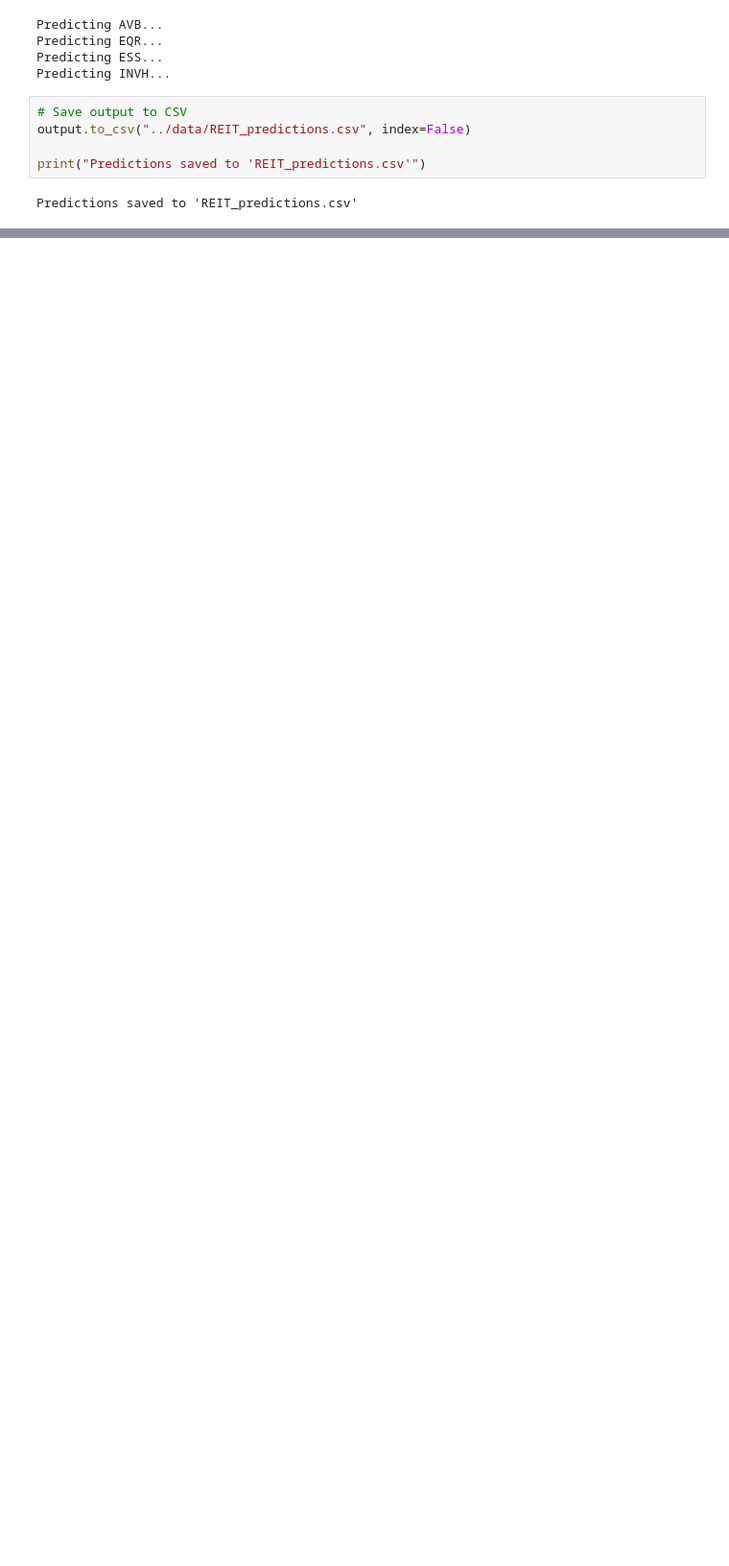
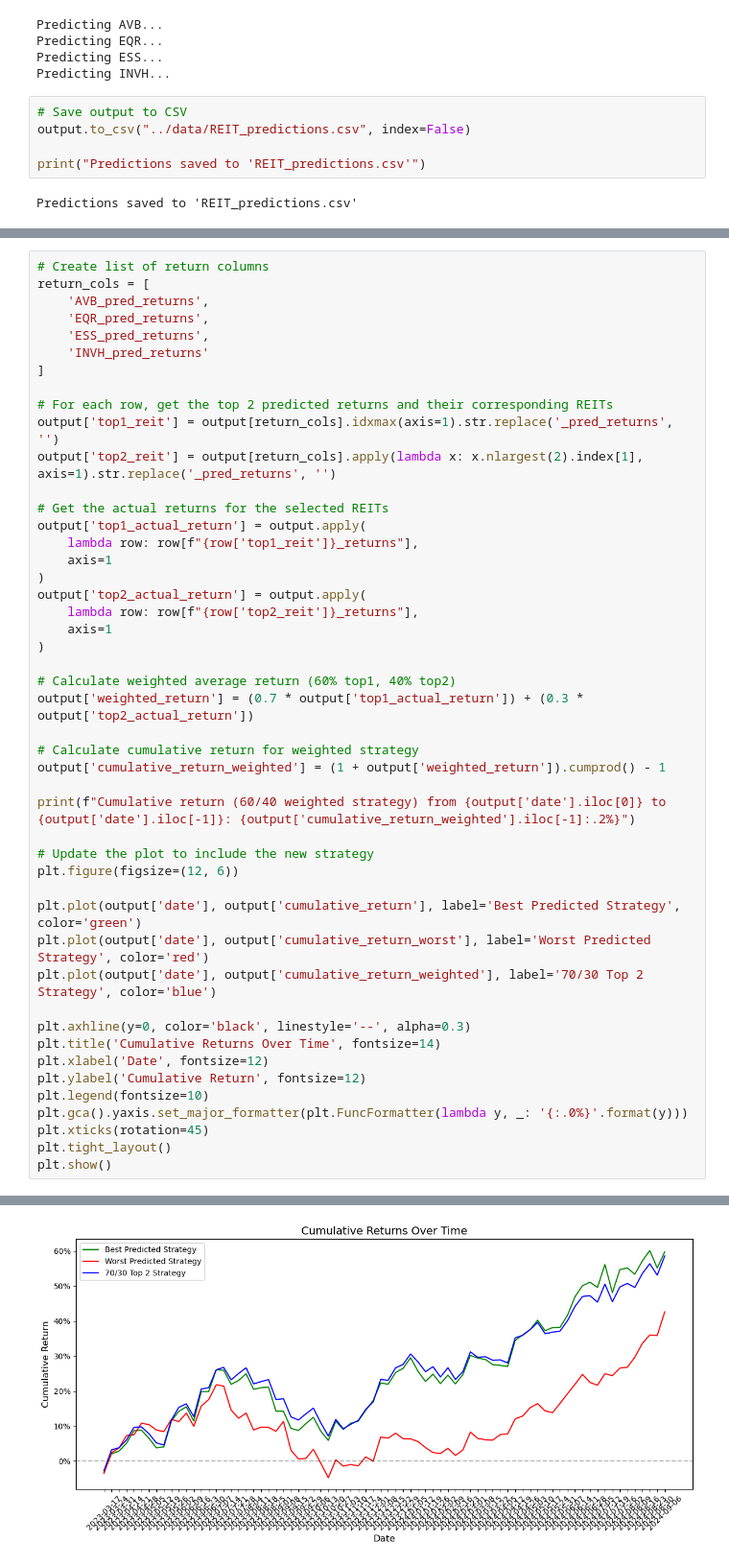
Before and after one commit to itsGarrin/us-residential-housing-price-prediction, a Jupyter notebook: notebooks/backtesting.ipynb, the cells around one changed output, grey strips where cells are left out. Shown at 96% size. Saved outputs shown, nothing was run; the diff lists cells and outputs as text; blank space fills up the shorter version.

```diff
--- a/notebooks/backtesting.ipynb
+++ b/notebooks/backtesting.ipynb
@@ -203,0 +318,48 @@ Predictions saved to 'REIT_predictions.csv'
+# %%
+# Create list of return columns
+return_cols = [
+    'AVB_pred_returns',
+    'EQR_pred_returns',
+    'ESS_pred_returns',
+    'INVH_pred_returns'
+]
+
+# For each row, get the top 2 predicted returns and their corresponding REITs
+output['top1_reit'] = output[return_cols].idxmax(axis=1).str.replace('_pred_returns', '')
+output['top2_reit'] = output[return_cols].apply(lambda x: x.nlargest(2).index[1], axis=1).str.replace('_pred_returns', '')
+
+# Get the actual returns for the selected REITs
+output['top1_actual_return'] = output.apply(
+    lambda row: row[f"{row['top1_reit']}_returns"],
+    axis=1
+)
+output['top2_actual_return'] = output.apply(
+    lambda row: row[f"{row['top2_reit']}_returns"],
+    axis=1
+)
+
+# Calculate weighted average return (60% top1, 40% top2)
+output['weighted_return'] = (0.7 * output['top1_actual_return']) + (0.3 * output['top2_actual_return'])
+
+# Calculate cumulative return for weighted strategy
+output['cumulative_return_weighted'] = (1 + output['weighted_return']).cumprod() - 1
+
+print(f"Cumulative return (60/40 weighted strategy) from {output['date'].iloc[0]} to {output['date'].iloc[-1]}: {output['cumulative_return_weighted'].iloc[-1]:.2%}")
+
+# Update the plot to include the new strategy
+plt.figure(figsize=(12, 6))
+
+plt.plot(output['date'], output['cumulative_return'], label='Best Predicted Strategy', color='green')
+plt.plot(output['date'], output['cumulative_return_worst'], label='Worst Predicted Strategy', color='red')
+plt.plot(output['date'], output['cumulative_return_weighted'], label='70/30 Top 2 Strategy', color='blue')
+
+plt.axhline(y=0, color='black', linestyle='--', alpha=0.3)
+plt.title('Cumulative Returns Over Time', fontsize=14)
+plt.xlabel('Date', fontsize=12)
+plt.ylabel('Cumulative Return', fontsize=12)
+plt.legend(fontsize=10)
+plt.gca().yaxis.set_major_formatter(plt.FuncFormatter(lambda y, _: '{:.0%}'.format(y)))
+plt.xticks(rotation=45)
+plt.tight_layout()
+plt.show()
+# %% [output]
@@ -203,0 +367 @@ Predictions saved to 'REIT_predictions.csv'
+[figure, added]
```
Also changed, not shown: parts of 8 cells of this notebook, 2 other files.
